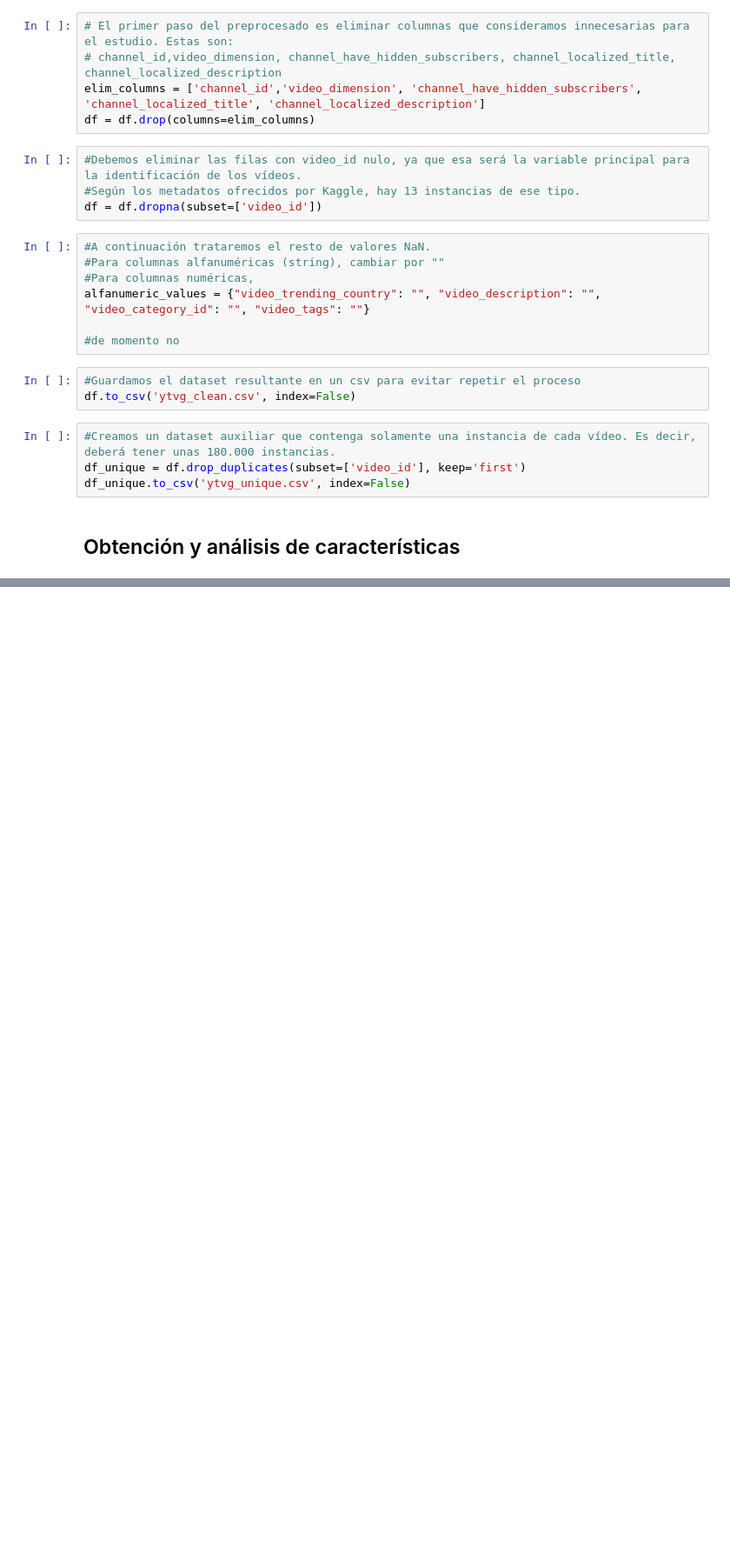
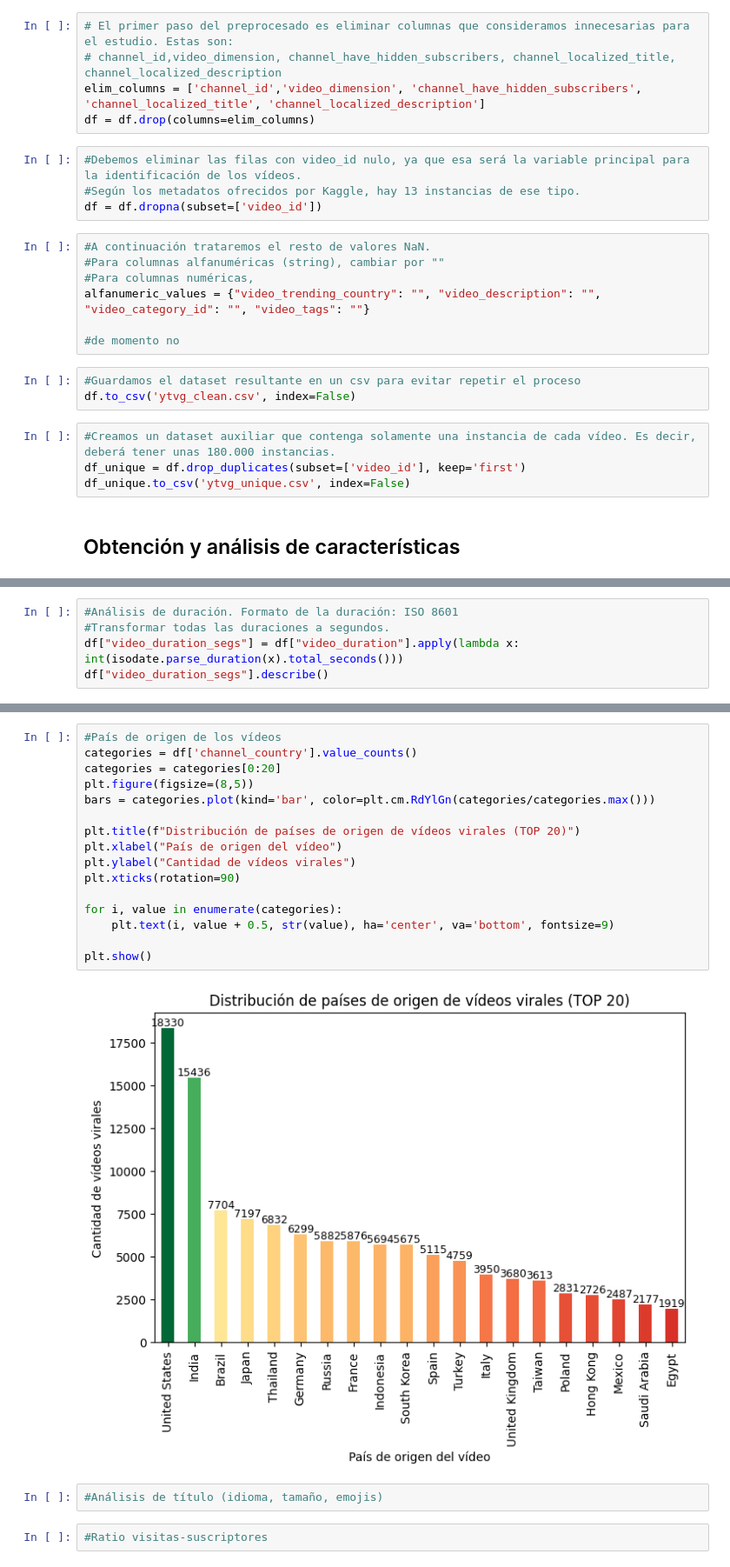
Before and after one commit to dsdr02/TFM, a Jupyter notebook: David-EDA.ipynb, the cells around one changed output, grey strips where cells are left out. Shown at 87% size. Saved outputs shown, nothing was run; the diff lists cells and outputs as text; blank space fills up the shorter version.

```diff
--- a/David-EDA.ipynb
+++ b/David-EDA.ipynb
@@ -43,0 +78,5 @@ df_unique.to_csv('ytvg_unique.csv', index=False)
+# %%
+#Análisis de duración. Formato de la duración: ISO 8601
+#Transformar todas las duraciones a segundos.
+df["video_duration_segs"] = df["video_duration"].apply(lambda x: int(isodate.parse_duration(x).total_seconds()))
+df["video_duration_segs"].describe()
@@ -43,0 +93,22 @@ df_unique.to_csv('ytvg_unique.csv', index=False)
+# %%
+#País de origen de los vídeos
+categories = df['channel_country'].value_counts()
+categories = categories[0:20]
+plt.figure(figsize=(8,5))
+bars = categories.plot(kind='bar', color=plt.cm.RdYlGn(categories/categories.max()))
+
+plt.title(f"Distribución de países de origen de vídeos virales (TOP 20)")
+plt.xlabel("País de origen del vídeo")
+plt.ylabel("Cantidad de vídeos virales")
+plt.xticks(rotation=90)
+
+for i, value in enumerate(categories):
+    plt.text(i, value + 0.5, str(value), ha='center', va='bottom', fontsize=9)
+
+plt.show()
+# %% [output]
+[figure, added]
+# %%
+#Análisis de título (idioma, tamaño, emojis)
+# %%
+#Ratio visitas-suscriptores
```
Also changed, not shown: parts of 10 cells of this notebook.
